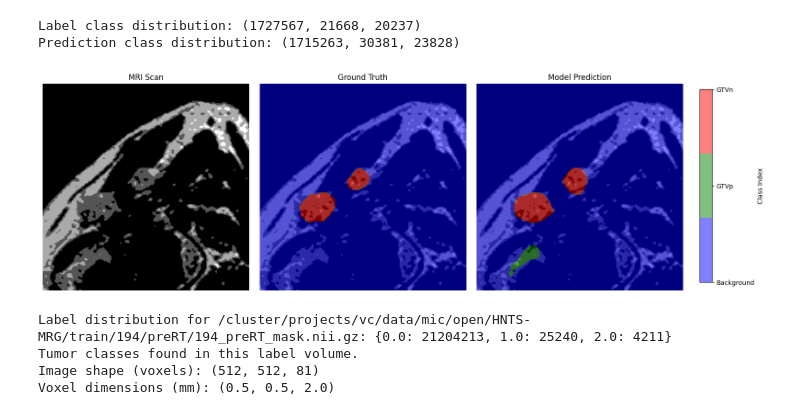
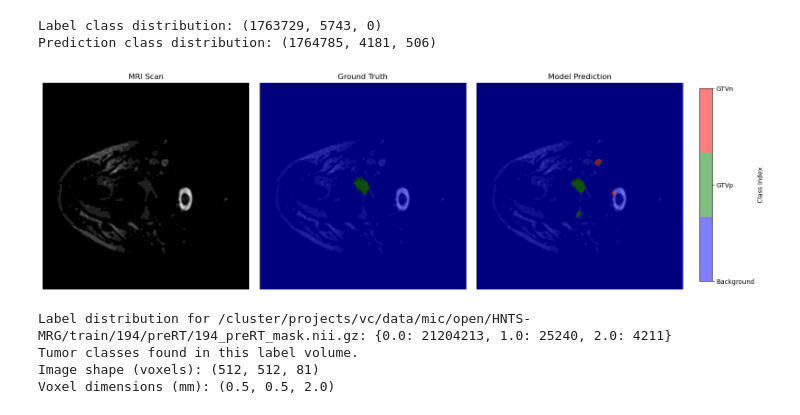
Before and after one commit to herminega/tdt4265_mini_project, a Jupyter notebook: visualize.ipynb, the cells around one changed output. Drawn from its saved outputs; the diff is of its cells as text; code cells hidden in the pictures.

```diff
--- a/visualize.ipynb
+++ b/visualize.ipynb
@@ -63,16 +63,16 @@ def visualize_slices(image_path, label_path, prediction_path, slice_idx=None):
     plt.show()
 # %%
 # Set file paths (adjust paths as needed)
-image_path = "results/predictions/image_1.nii.gz"
-label_path = "results/predictions/label_1.nii.gz"
-prediction_path = "results/predictions/prediction_1.nii.gz"
+image_path = "results/exp11_nnunet/predictions/image_1.nii.gz"
+label_path = "results/exp11_nnunet/predictions/label_1.nii.gz"
+prediction_path = "results/exp11_nnunet/predictions/prediction_1.nii.gz"
 
 # Visualize a specific slice (e.g., slice 50)
 visualize_slices(image_path, label_path, prediction_path, slice_idx=24)
 # %% [output]
-Label class distribution: (1727567, 21668, 20237)
-Prediction class distribution: (1715263, 30381, 23828)
+Label class distribution: (1763729, 5743, 0)
+Prediction class distribution: (1764785, 4181, 506)
-[figure, old version]
+[figure, new version]
 # %%
 def check_full_volume_label(label_path):
     """
```
Also changed, not shown: parts of 1 cell of this notebook, 8 other files.
